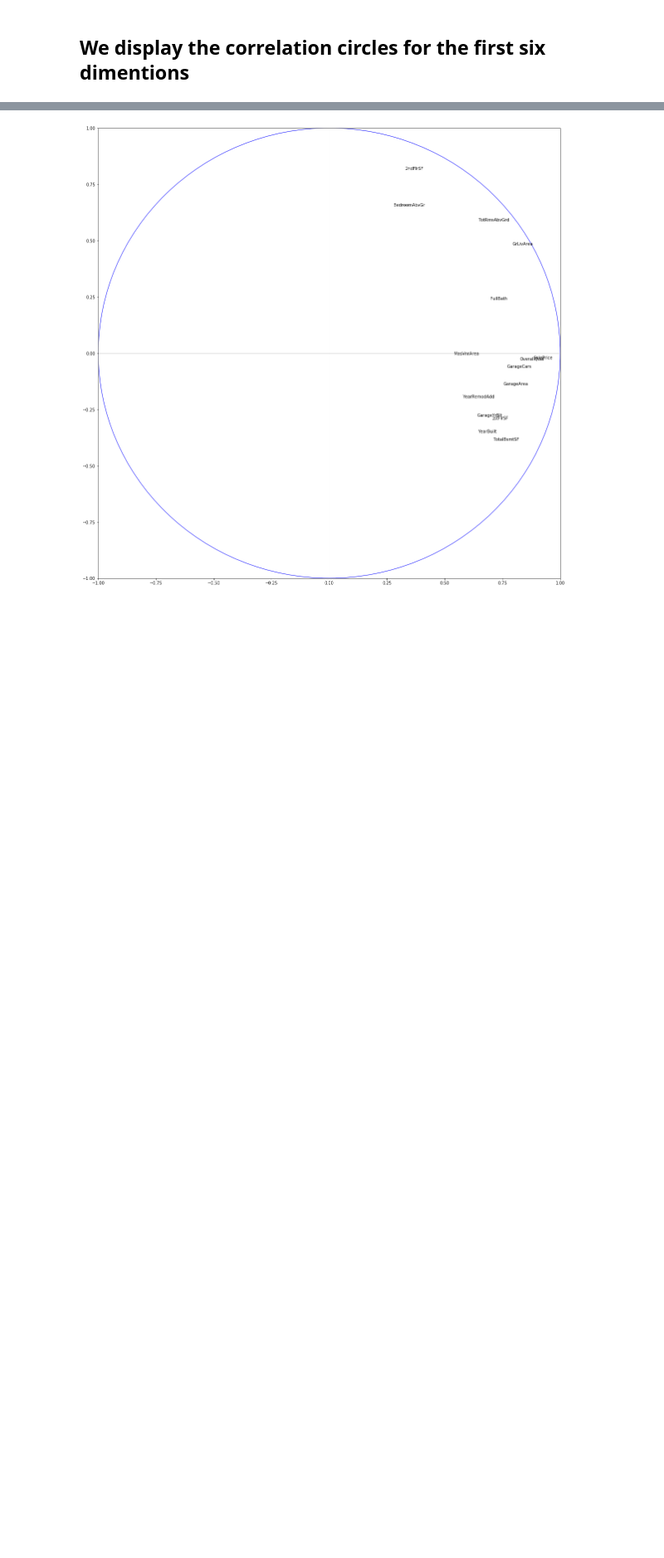
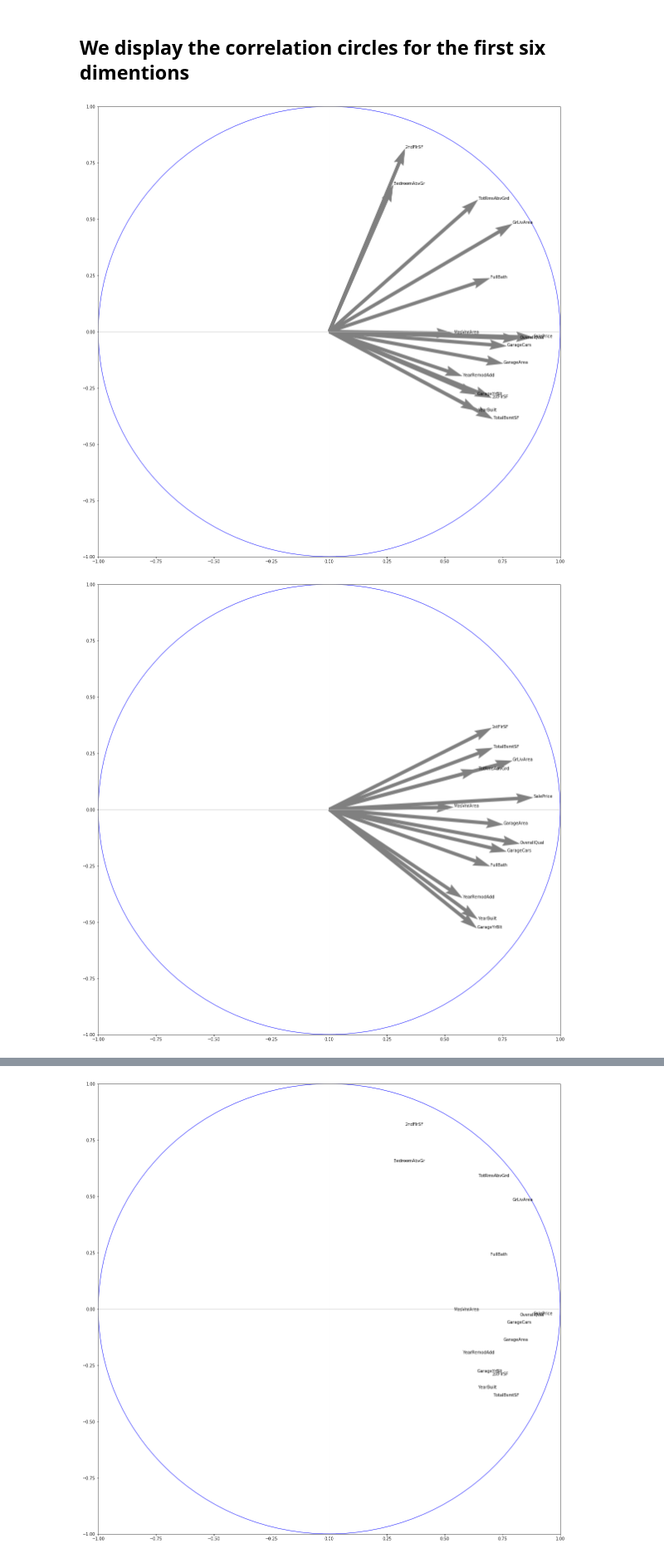
Before and after one commit to Simplon-IA-Bdx-1/house-prices-maud-baptiste, a Jupyter notebook: acp_house_prices.ipynb, the cells around one changed output, grey strips where cells are left out. Shown at 83% size. Drawn from its saved outputs; the diff is of its cells as text; code cells hidden in the pictures; blank space fills up the shorter version.

Commit message:
Add arrows to correlation circle

```diff
--- a/acp_house_prices.ipynb
+++ b/acp_house_prices.ipynb
@@ -451,3 +451,28 @@ print(nbr_values)
 [15, 13, 4, 5, 3, 2, 3, 3]
 # %% [markdown]
 ## We display the correlation circles for the first six dimentions
+# %%
+i = 0
+for i in range(7):
+    #cercle des corrélations
+    fig, axes = plt.subplots(figsize=(20,20))
+    axes.set_xlim(-1,1)
+    axes.set_ylim(-1,1)
+    #affichage des étiquettes (noms des variables)
+    for j in range(nbr_values[i]):
+        plt.annotate(labels[i][j],(my_axes[i][j][0],my_axes[i][j][1]))
+        plt.quiver(my_axes[i][j][0],my_axes[i][j][1],
+                   angles='xy', scale_units='xy', scale=1, color="grey")
+
+    #ajouter les axes
+    plt.plot([-1,1],[0,0],color='silver',linestyle='-',linewidth=1)
+    plt.plot([0,0],[-1,1],color='silver',linestyle='-',linewidth=1)
+
+    #ajouter un cercle
+    cercle = plt.Circle((0,0),1,color='blue',fill=False)
+    axes.add_artist(cercle)
+    #affichage
+    plt.show()
+# %% [output]
+[figure, added]
+[figure, added]
```
Also changed, not shown: parts of 1 cell of this notebook.
